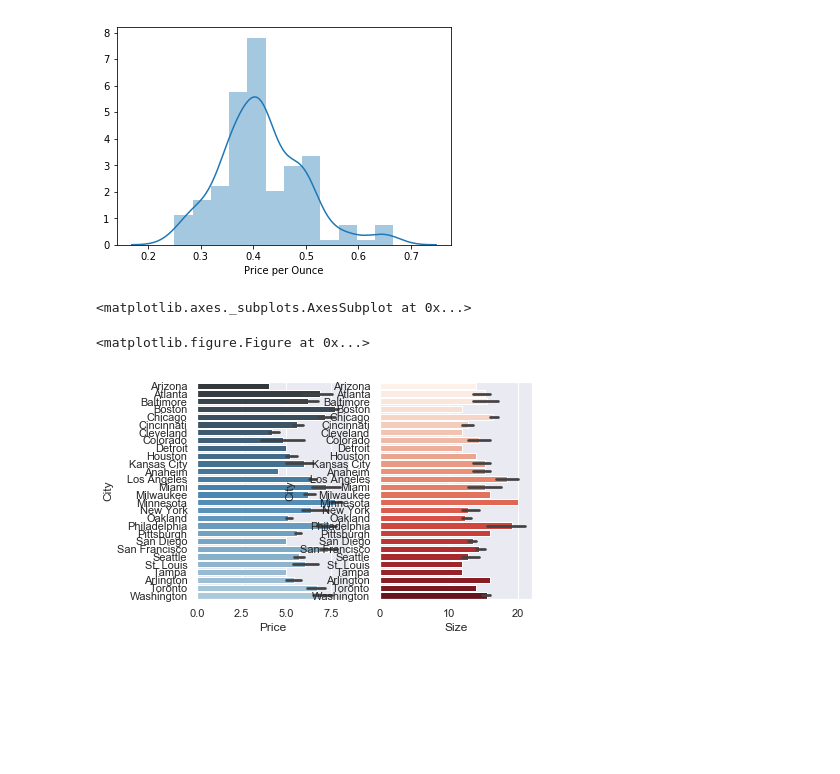
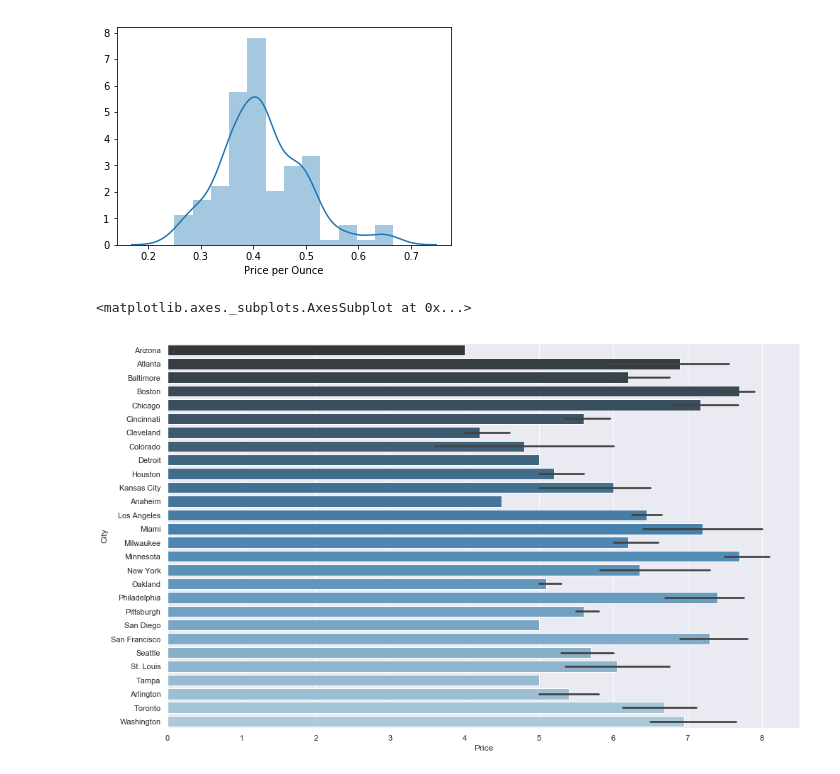
Before and after one commit to aoben/MakeOverMonday, a Jupyter notebook: I Still Like Beer.ipynb, the cells around one changed output. Drawn from its saved outputs; the diff is of its cells as text; code cells hidden in the pictures; blank space fills up the shorter version.

```diff
--- a/I Still Like Beer.ipynb
+++ b/I Still Like Beer.ipynb
@@ -66,13 +66,8 @@ sns.set()
 # %%
 
 plt.figure(figsize=(16,10))  #configure the size of the plot
 
-
-f, axes = plt.subplots(1, 2)  #create a subplot
-
-sns.barplot(x='Price', y='City', data=i_still_like_beer, ax=axes[0], palette="Blues_d")
-sns.barplot(x='Size', y='City', data=i_still_like_beer, ax=axes[1], palette="Reds")
+sns.barplot(x='Price', y='City', data=i_still_like_beer, palette="Blues_d")
 # %% [output]
 <matplotlib.axes._subplots.AxesSubplot at 0x...>
-<matplotlib.figure.Figure at 0x...>
-[figure, old version]
+[figure, new version]
```
Also changed, not shown: parts of 1 cell of this notebook.
